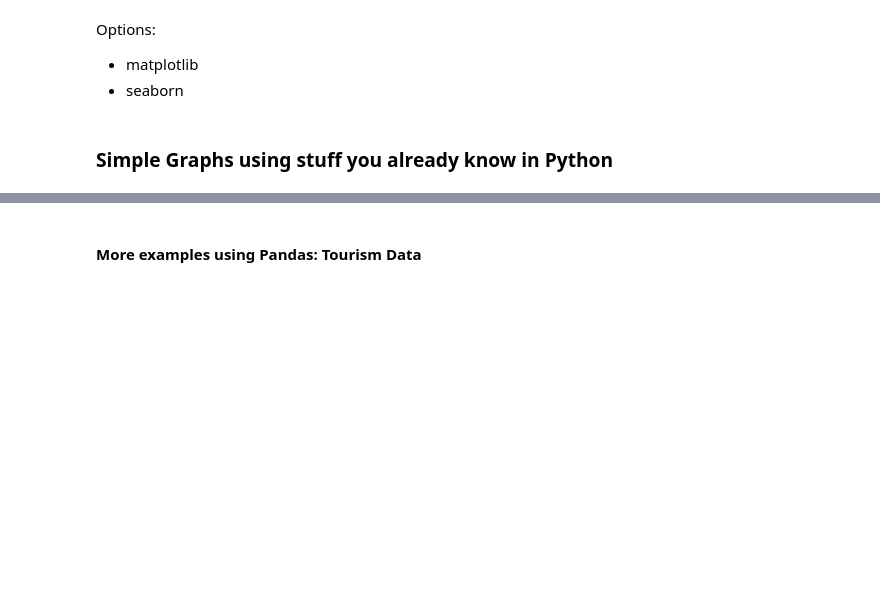
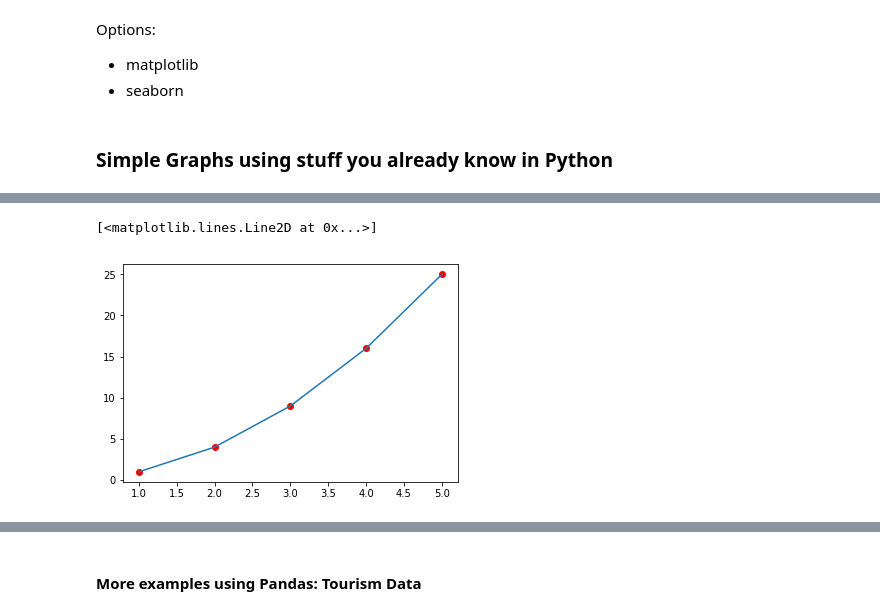
Before and after one commit to jilagan/ITMGT25-EE-ClassNotes, a Jupyter notebook: class_discussion_notebooks/Day 16 Discussions.ipynb, the cells around one changed output, grey strips where cells are left out. Cells and saved outputs as stored; diff of their text form; code cells hidden in the pictures; blank space fills up the shorter version.

```diff
--- a/class_discussion_notebooks/Day 16 Discussions.ipynb
+++ b/class_discussion_notebooks/Day 16 Discussions.ipynb
@@ -38,3 +40,17 @@ ax.scatter(x=x,y=y)
+# %%
+import matplotlib.pyplot as plt
+import numpy as np
+
+x = np.array([1,2,3,4,5])
+y = x**2
+
+fig, ax = plt.subplots(1)
+
+ax.scatter(x,y,color="Red")
+ax.plot(x,y)
+# %% [output]
+[<matplotlib.lines.Line2D at 0x...>]
+[figure, added]
 # %%
 # hardcoded arrow
 import matplotlib.pyplot as plt
```
Also changed, not shown: parts of 12 cells of this notebook, 5 other files.
